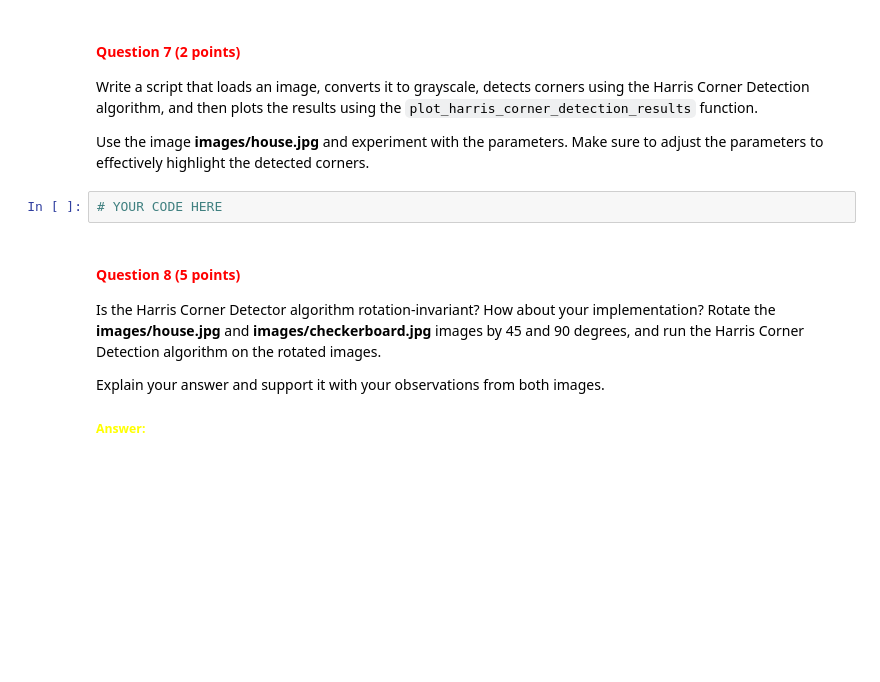
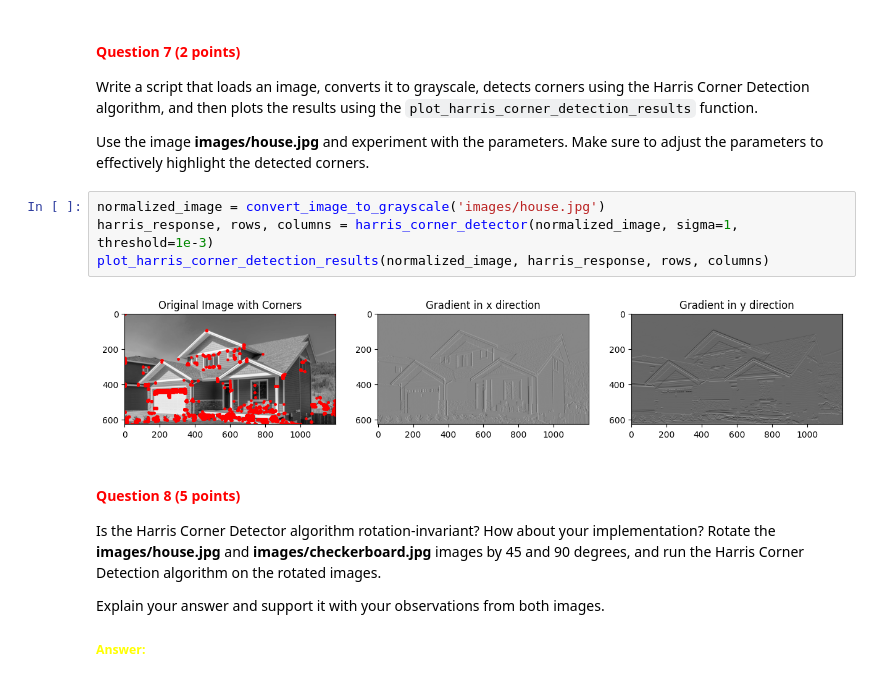
Before and after one commit to pedrocurvo/cv1-group52, a Jupyter notebook: Lab3/13209701_15127206_15713725.ipynb, the cells around one changed output. Drawn from its saved outputs; the diff is of its cells as text; blank space fills up the shorter version.

```diff
--- a/Lab3/13209701_15127206_15713725.ipynb
+++ b/Lab3/13209701_15127206_15713725.ipynb
@@ -369,8 +398,12 @@ Use the image **images/checkerboard.jpg** and experiment with the parameters. Ma
 Write a script that loads an image, converts it to grayscale, detects corners using the Harris Corner Detection algorithm, and then plots the results using the `plot_harris_corner_detection_results` function.
 
 Use the image **images/house.jpg** and experiment with the parameters. Make sure to adjust the parameters to effectively highlight the detected corners.
-# %%
-# YOUR CODE HERE
+# %%
+normalized_image = convert_image_to_grayscale('images/house.jpg')
+harris_response, rows, columns = harris_corner_detector(normalized_image, sigma=1, threshold=1e-3)
+plot_harris_corner_detection_results(normalized_image, harris_response, rows, columns)
+# %% [output]
+[figure, added]
 # %% [markdown]
 <a id="question-8"></a>
 #### <font color='#FF0000'>Question 8 (5 points)</font>
```
Also changed, not shown: parts of 8 cells of this notebook.
